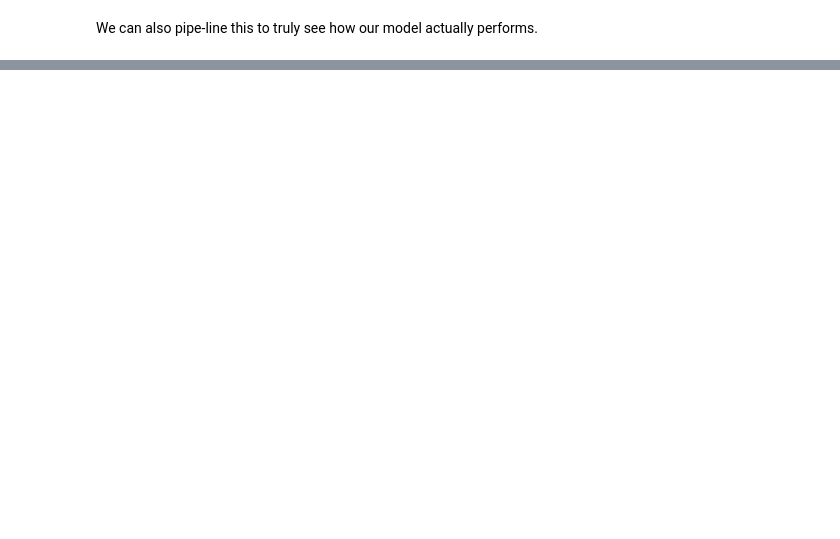
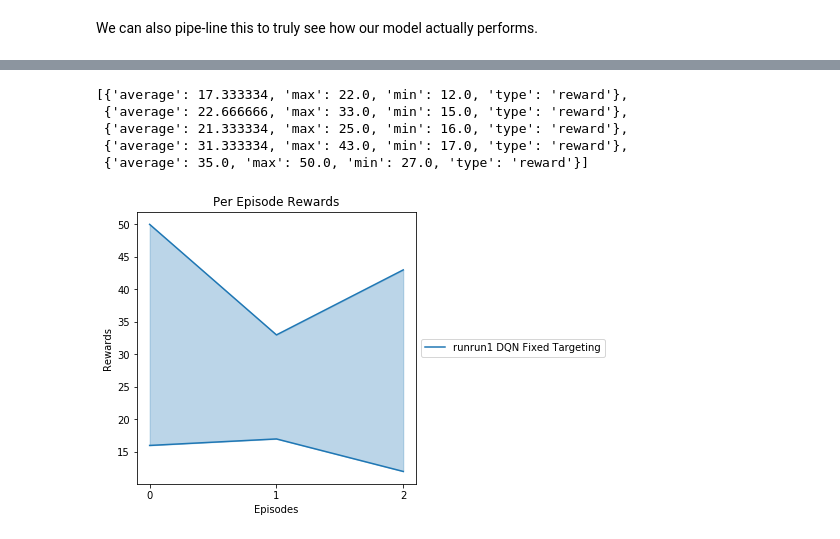
Before and after one commit to josiahls/fast-reinforcement-learning, a Jupyter notebook: docs_src/rl.agents.dqnfixedtarget.ipynb, the cells around one changed output, grey strips where cells are left out. Saved outputs shown, nothing was run; the diff lists cells and outputs as text; code cells hidden in the pictures; blank space fills up the shorter version.

```diff
--- a/docs_src/rl.agents.dqnfixedtarget.ipynb
+++ b/docs_src/rl.agents.dqnfixedtarget.ipynb
@@ -116,0 +110,8 @@ group_interp.plot_reward_bounds(per_episode=True)
+# %%
+[g.analysis for g in group_interp.groups]
+# %% [output]
+[{'average': 17.333334, 'max': 22.0, 'min': 12.0, 'type': 'reward'},
+ {'average': 22.666666, 'max': 33.0, 'min': 15.0, 'type': 'reward'},
+ {'average': 21.333334, 'max': 25.0, 'min': 16.0, 'type': 'reward'},
+ {'average': 31.333334, 'max': 43.0, 'min': 17.0, 'type': 'reward'},
+ {'average': 35.0, 'max': 50.0, 'min': 27.0, 'type': 'reward'}]
@@ -116,0 +120,6 @@ group_interp.plot_reward_bounds(per_episode=True)
+# %%
+from_pickle_interp = group_interp.from_pickle('data/fixed_target_dqn', 'fixed_target_dqn')
+# %%
+from_pickle_interp.plot_reward_bounds(per_episode=True)
+# %% [output]
+[figure, added]
```
Also changed, not shown: parts of 5 cells of this notebook, 4 other files.
